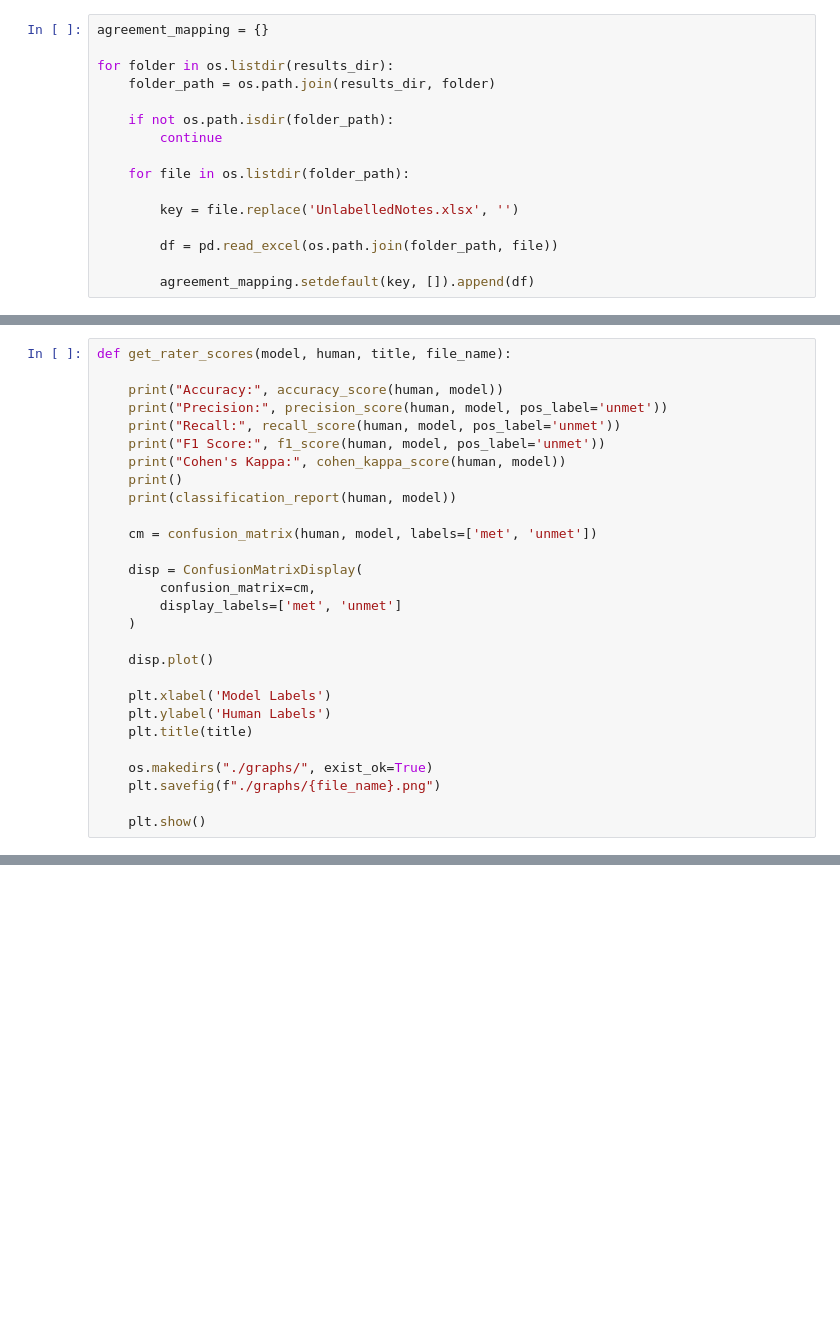
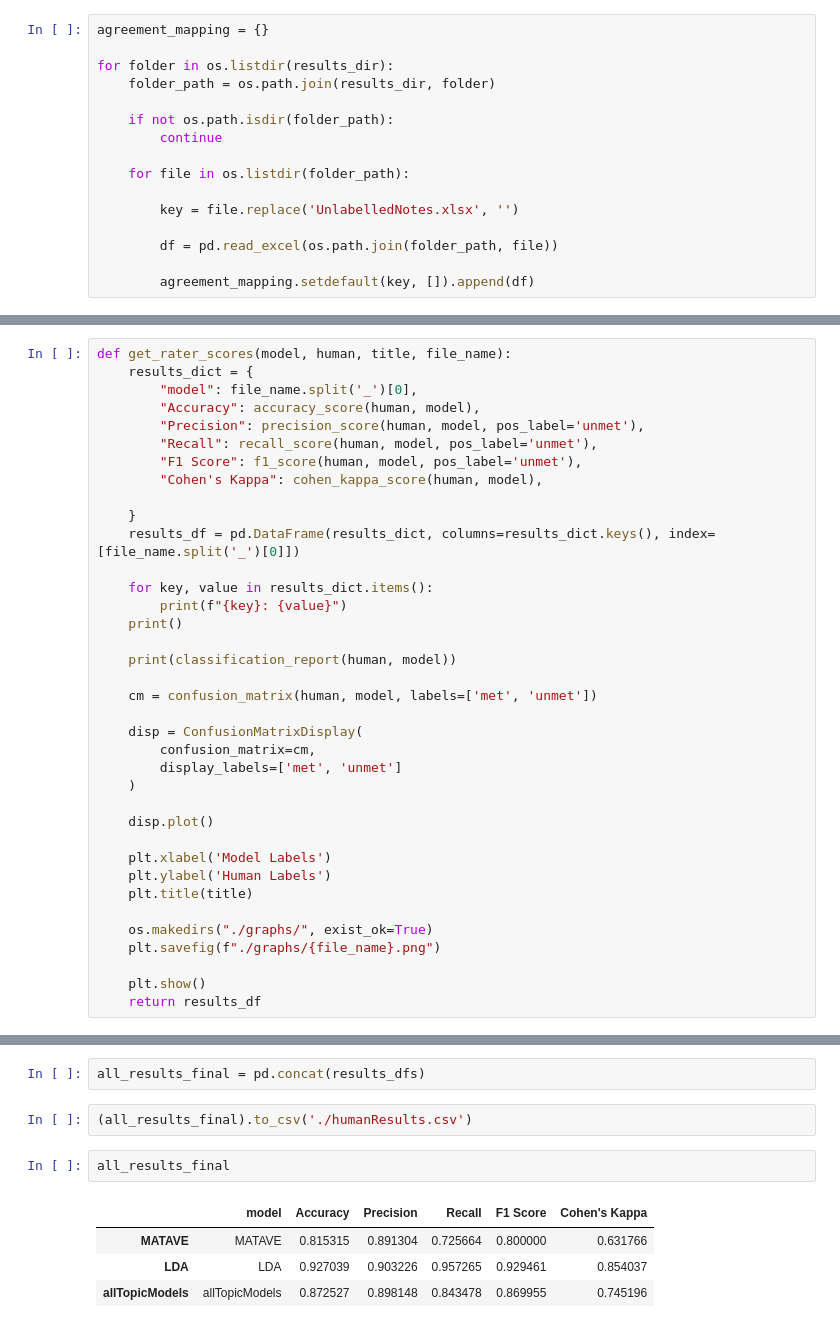
Before and after one commit to isabel-ronan/localSyntheticData, a Jupyter notebook: keyWordLdaMataveTest/dataGeneration/experimentTestNoteShuffle/sent/agreement.ipynb, the cells around one changed output, grey strips where cells are left out. Cells and saved outputs as stored; diff of their text form; blank space fills up the shorter version.

Commit message:
add-general-data-tests

```diff
--- a/keyWordLdaMataveTest/dataGeneration/experimentTestNoteShuffle/sent/agreement.ipynb
+++ b/keyWordLdaMataveTest/dataGeneration/experimentTestNoteShuffle/sent/agreement.ipynb
@@ -84,12 +85,20 @@ Fleiss' kappa (LDA): 0.6202962962962962
 # %%
 def get_rater_scores(model, human, title, file_name):
+    results_dict = {
+        "model": file_name.split('_')[0],
+        "Accuracy": accuracy_score(human, model),
+        "Precision": precision_score(human, model, pos_label='unmet'),
+        "Recall": recall_score(human, model, pos_label='unmet'),
+        "F1 Score": f1_score(human, model, pos_label='unmet'),
+        "Cohen's Kappa": cohen_kappa_score(human, model),
 
-    print("Accuracy:", accuracy_score(human, model))
-    print("Precision:", precision_score(human, model, pos_label='unmet'))
-    print("Recall:", recall_score(human, model, pos_label='unmet'))
-    print("F1 Score:", f1_score(human, model, pos_label='unmet'))
-    print("Cohen's Kappa:", cohen_kappa_score(human, model))
+    }
+    results_df = pd.DataFrame(results_dict, columns=results_dict.keys(), index=[file_name.split('_')[0]])
+
+    for key, value in results_dict.items():
+        print(f"{key}: {value}")
     print()
+
     print(classification_report(human, model))
 
     cm = confusion_matrix(human, model, labels=['met', 'unmet'])
@@ -109,3 +118,4 @@ def get_rater_scores(model, human, title, file_name):
     plt.savefig(f"./graphs/{file_name}.png")
 
     plt.show()
+    return results_df
@@ -218,0 +273,11 @@ weighted avg       0.94      0.94      0.94       233
+# %%
+all_results_final = pd.concat(results_dfs)
+# %%
+(all_results_final).to_csv('./humanResults.csv')
+# %%
+all_results_final
+# %% [output]
+|  | model | Accuracy | Precision | Recall | F1 Score | Cohen's Kappa |
+| MATAVE | MATAVE | 0.815315 | 0.891304 | 0.725664 | 0.800000 | 0.631766 |
+| LDA | LDA | 0.927039 | 0.903226 | 0.957265 | 0.929461 | 0.854037 |
+| allTopicModels | allTopicModels | 0.872527 | 0.898148 | 0.843478 | 0.869955 | 0.745196 |
```
Also changed, not shown: parts of 5 cells of this notebook, 24 other files.
